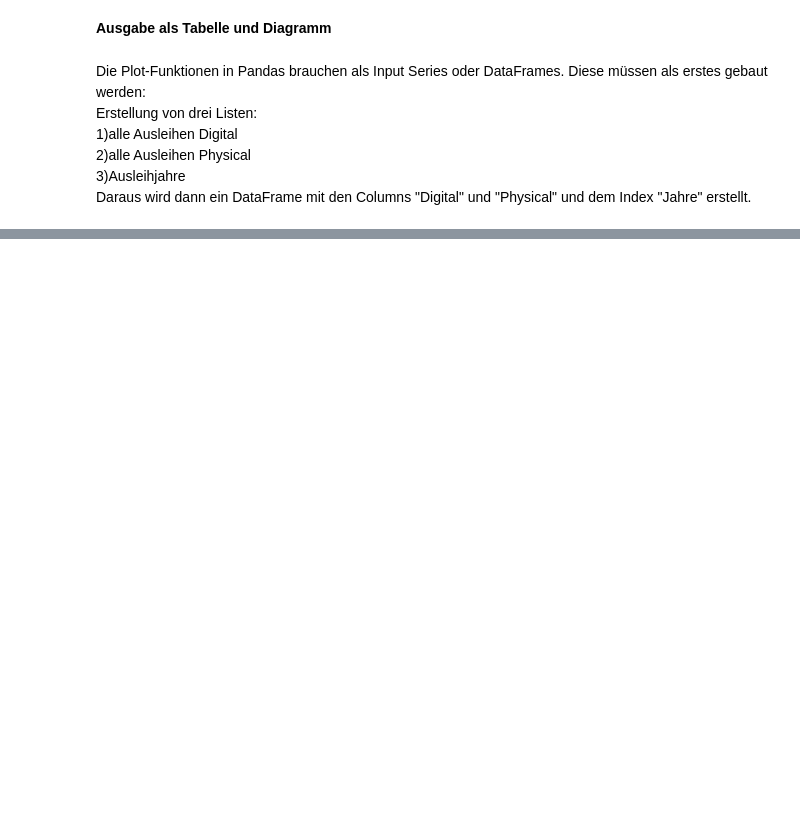
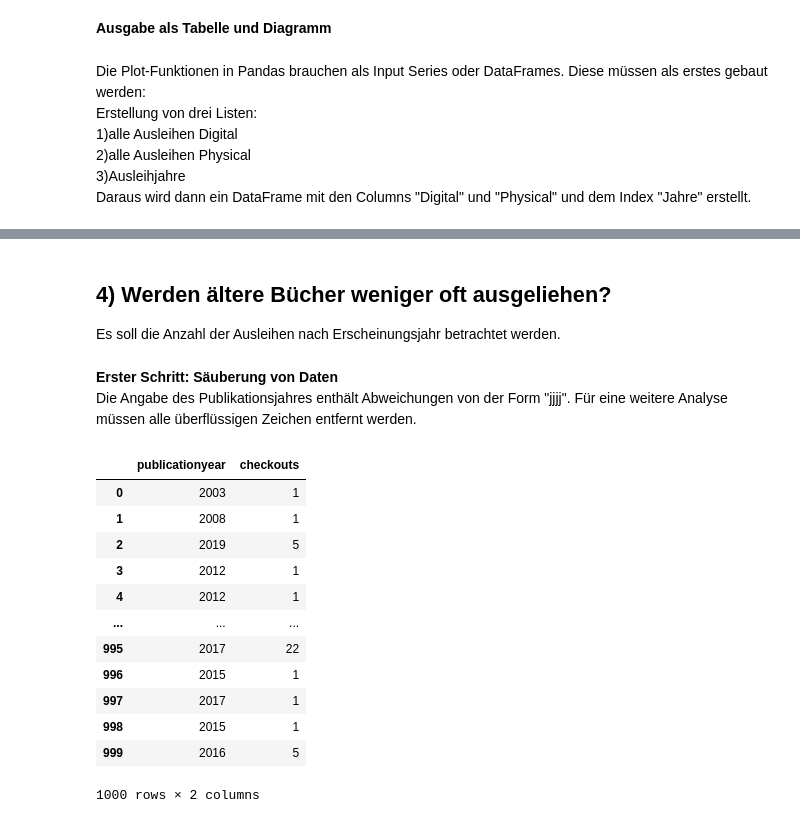
Before and after one commit to StephanieRehwald2/MALIS19-WPM9-Python-Aufgabe, a Jupyter notebook: Checkouts.ipynb, the cells around one changed output, grey strips where cells are left out. Saved outputs shown, nothing was run; the diff lists cells and outputs as text; code cells hidden in the pictures; blank space fills up the shorter version.

```diff
--- a/Checkouts.ipynb
+++ b/Checkouts.ipynb
@@ -220,0 +328,6 @@ plt.show()
+# %% [markdown]
+## 4) Werden ältere Bücher weniger oft ausgeliehen?
+Es soll die Anzahl der Ausleihen nach Erscheinungsjahr betrachtet werden.
+# %% [markdown]
+**Erster Schritt: Säuberung von Daten**
+Die Angabe des Publikationsjahres enthält Abweichungen von der Form "jjjj". Für eine weitere Analyse müssen alle überflüssigen Zeichen entfernt werden.
@@ -220,0 +341,17 @@ plt.show()
+# %%
+temp = checkouts[["publicationyear", "checkouts"]]
+temp
+# %% [output]
+|  | publicationyear | checkouts |
+| 0 | 2003 | 1 |
+| 1 | 2008 | 1 |
+| 2 | 2019 | 5 |
+| 3 | 2012 | 1 |
+| 4 | 2012 | 1 |
+| ... | ... | ... |
+| 995 | 2017 | 22 |
+| 996 | 2015 | 1 |
+| 997 | 2017 | 1 |
+| 998 | 2015 | 1 |
+| 999 | 2016 | 5 |
+1000 rows × 2 columns
```
Also changed, not shown: parts of 34 cells of this notebook.
